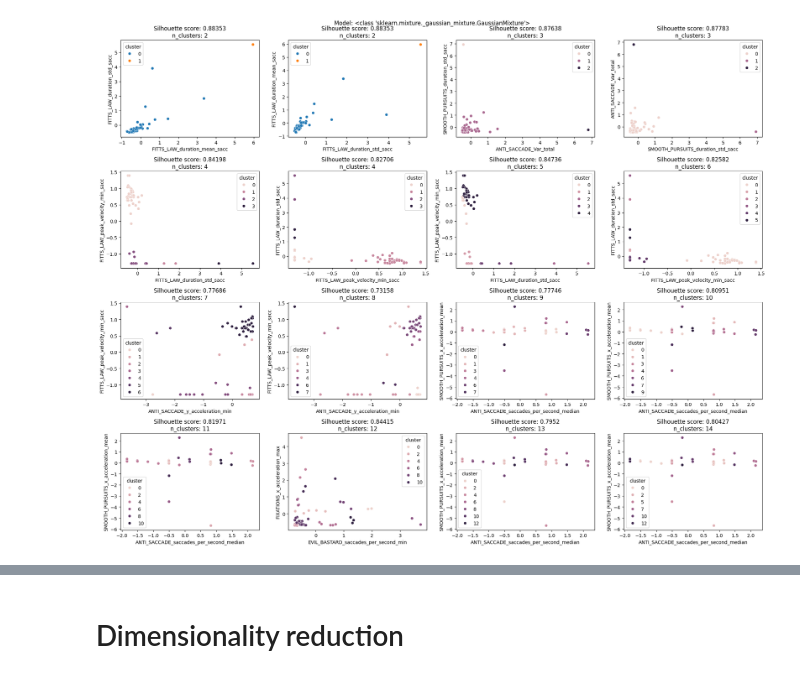
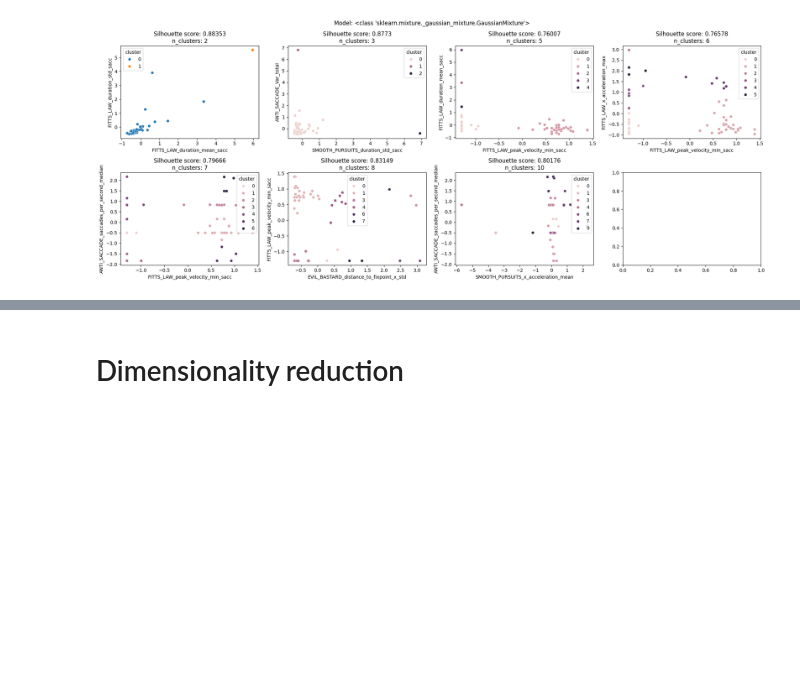
Before and after one commit to krusand/Analyzing-concussions-through-eyetracking-measurements, a Jupyter notebook: src/clustering.ipynb, the cells around one changed output, grey strips where cells are left out. Cells and saved outputs as stored; diff of their text form; code cells hidden in the pictures; blank space fills up the shorter version.

Commit message:
fix: bug fixes in clustering tuning

```diff
--- a/src/clustering.ipynb
+++ b/src/clustering.ipynb
@@ -33,7 +35,7 @@ features = features.drop(["participant_id", "y"], axis=1)
 features = features.dropna()
 features_stdz = pd.DataFrame(StandardScaler().fit_transform(features.values), columns=features.columns)
 
-gaussian_mixture_model_args = {'n_components': None,'covariance_type':'full', 'reg_covar':1e-3, 'init_params':'k-means++'}
+gaussian_mixture_model_args = {'n_components': None,'covariance_type':'full', 'reg_covar':1e-3, 'init_params':'k-means++', 'random_state':42}
 agglomerative_model_args = {'n_clusters': None}
 hdbscan_model_args = {}
 
@@ -157,7 +159,7 @@ def add_features_to_cluster_model(df: pd.DataFrame, X: pd.DataFrame, clustering_
     chosen_n_features = []
 
     for i, (brute_force_sil_score, brute_force_features, brute_force_n_cluster) in df.iterrows():
-        logging.info(f"Testing for {brute_force_n_cluster} clusters")
+        logging.info(f"\n\nTesting for {brute_force_n_cluster} clusters")
         logging.info(f"Score to beat: {brute_force_sil_score}")
         logging.info(f"Model starts with features {brute_force_features}")
 
@@ -175,13 +177,14 @@ def add_features_to_cluster_model(df: pd.DataFrame, X: pd.DataFrame, clustering_
         patience_counter = 0
 
         while (n_features_left_to_test > 0) and (patience_counter <= patience):
-            logging.info(f"Patience counter: {patience_counter}")
+            logging.info(f"Patience counter: {patience_counter}\n\n")
             best_sil_score = 0
             best_feature_added = None
             best_n_clusters = 0
 
             for feature in features_to_test:
-                feature_to_test_including_brute = list(np.unique([feature] + brute_force_features))
+                feature_to_test_including_brute = list(np.unique([feature] + best_features))
+
                 X_select: pd.DataFrame = X[feature_to_test_including_brute]
                 if 'n_clusters' in model_args.keys():
                     model_args["n_clusters"] = brute_force_n_cluster
@@ -208,16 +211,18 @@ def add_features_to_cluster_model(df: pd.DataFrame, X: pd.DataFrame, clustering_
 
             logging.info(f"New best feature added: {best_feature_added}")
             best_features += [best_feature_added]
+            logging.info(f"Best features: {best_features}")
             features_to_test.remove(best_feature_added)
             n_features_left_to_test = len(features_to_test)
 
             if best_overall_sil_score < best_sil_score:
-                logging.info(f"New best overall sil score: {best_overall_sil_score} -> {best_sil_score}")
+                logging.info(f"New best !!overall!! sil score: {best_overall_sil_score} -> {best_sil_score}")
                 best_overall_sil_score = best_sil_score
-                best_overall_features = best_features
+                best_overall_features += [best_feature_added]
                 best_overall_n_clusters = best_n_clusters
             patience_counter += 1
 
+        logging.info(f"Best overall features: {best_overall_features}")
 
         chosen_features.append(best_overall_features)
         chosen_n_clusters.append(best_overall_n_clusters)
@@ -242,6 +247,19 @@ def add_features_to_cluster_model(df: pd.DataFrame, X: pd.DataFrame, clustering_
      .sort_values("chosen_n_clusters")
      .reset_index(drop=True)
     )
+
+def remove_redundant_rows(df: pd.DataFrame):
+    already_seen_features = []
+    already_seen_rows = []
+
+    for i, row in df.iterrows():
+        sorted_feature_names = sorted(row["cluster_features"])
+        if sorted_feature_names in already_seen_features:
+            continue
+        already_seen_rows.append(row)
+        already_seen_features.append(sorted_feature_names)
+
+    return pd.DataFrame(already_seen_rows).reset_index(drop=True)
 
 def plot_scatter_of_clusters(X, clustering_model = None, reducer=None, labels=None , arrows:bool=True, ax=None):
     coeff = None
@@ -290,6 +308,8 @@ def run_clustering_tuning(model, model_args, X: pd.DataFrame, choose_k: int = 2,
     else:
         df_brute = brute_force_cluster_range(model, model_args.copy(), X, choose_k=choose_k,n_cluster_min=2,n_cluster_max=15)
 
+    df_brute = remove_redundant_rows(df_brute)
+
 
     df_added_features = add_features_to_cluster_model(df=df_brute,
                                 X=X,
@@ -297,9 +317,11 @@ def run_clustering_tuning(model, model_args, X: pd.DataFrame, choose_k: int = 2,
                                 model_args = model_args.copy(),
                                 patience=patience)
     df_added_features["model_method"] = str(model)
+
+
     return df_added_features
 
-def plot_all_models(model, model_args, df: pd.DataFrame) -> pd.DataFrame:
+def plot_all_models(model, model_args, df: pd.DataFrame, reducer) -> pd.DataFrame:
     nrows_in_df = df.shape[0]
     nrows_in_plot = int(np.ceil(nrows_in_df/4))
     fig, axs = plt.subplots(figsize=(20,nrows_in_plot*4), nrows= nrows_in_plot , ncols=min(nrows_in_df, 4))
@@ -319,7 +341,7 @@ def plot_all_models(model, model_args, df: pd.DataFrame) -> pd.DataFrame:
 
         plot_scatter_of_clusters(X=features_stdz[chosen_features]
                                 , clustering_model=clustering_model
-                                , reducer=PCA(n_components=2)
+                                , reducer=reducer
                                 , labels=chosen_features
                                 , ax=axs[i])
     fig.suptitle(f"Model: {chosen_model_method}")
@@ -336,5 +372,5 @@ KeyboardInterrupt:
 # %%
-plot_all_models(GaussianMixture, gaussian_mixture_model_args, df_gm)
+plot_all_models(GaussianMixture, gaussian_mixture_model_args, df_gm, reducer=PCA(n_components=2))
 # %% [output]
-[figure, old version]
+[figure, new version]
 # %%
```
Also changed, not shown: parts of 7 cells of this notebook.
